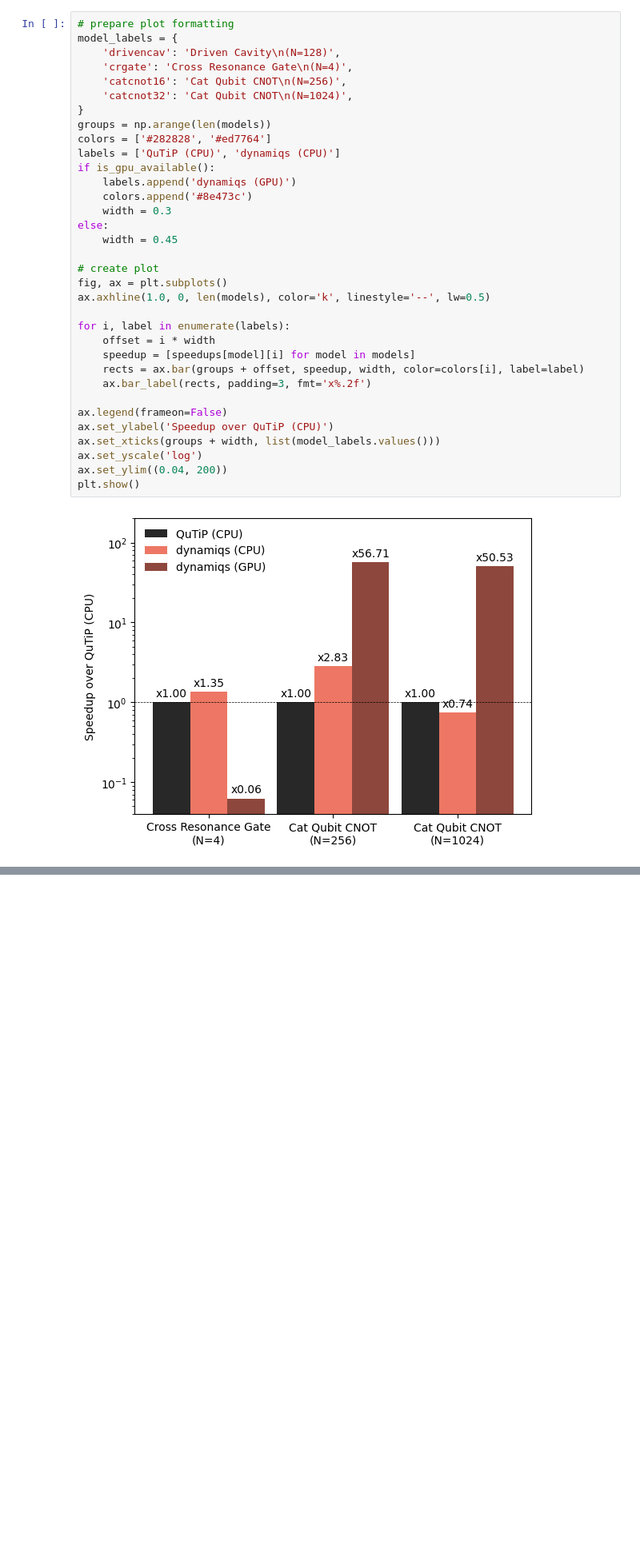
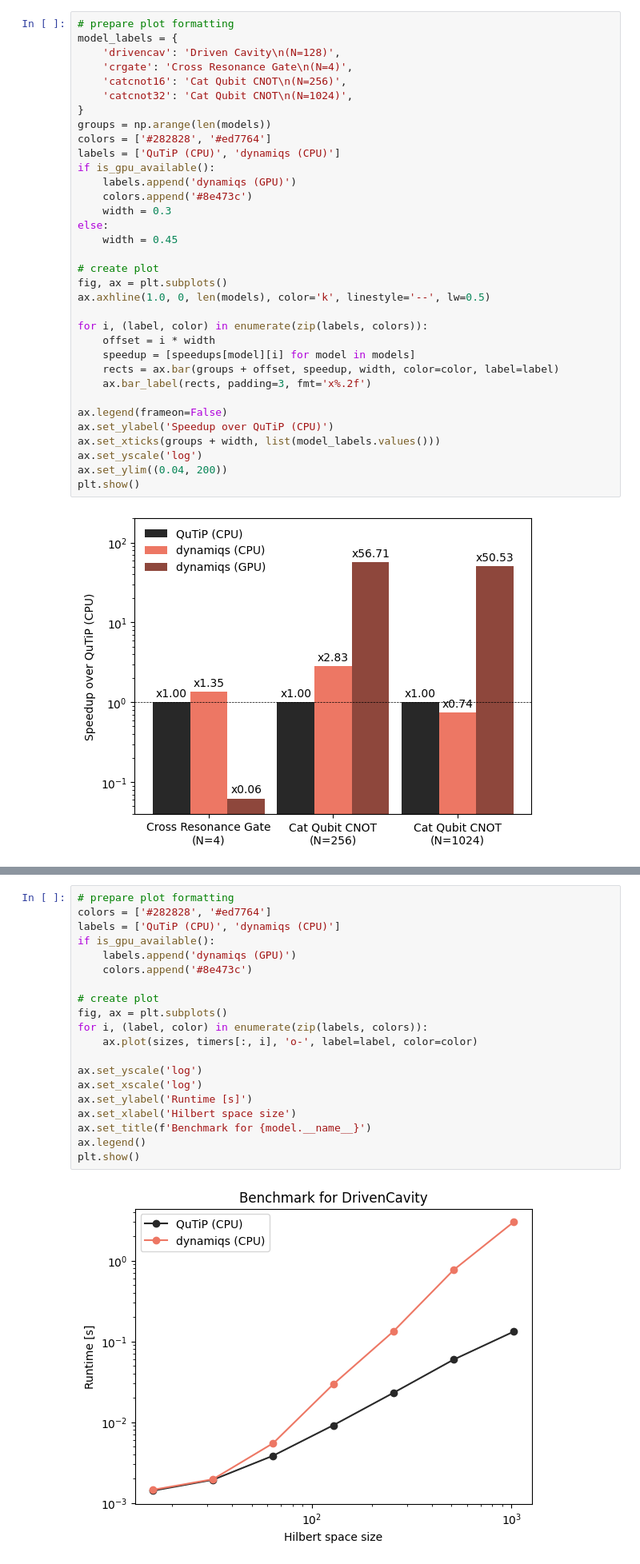
Before and after one commit to dynamiqs/dynamiqs, a Jupyter notebook: benchmarks/run_benchmarks.ipynb, the cells around one changed output, grey strips where cells are left out. Shown: that part at 80% size. Cells and saved outputs as stored; diff of their text form; blank space fills up the shorter version.

Commit message:
Add size sweep in benchmarks

```diff
--- a/benchmarks/run_benchmarks.ipynb
+++ b/benchmarks/run_benchmarks.ipynb
@@ -73,10 +75,10 @@ else:
 fig, ax = plt.subplots()
 ax.axhline(1.0, 0, len(models), color='k', linestyle='--', lw=0.5)
 
-for i, label in enumerate(labels):
+for i, (label, color) in enumerate(zip(labels, colors)):
     offset = i * width
     speedup = [speedups[model][i] for model in models]
-    rects = ax.bar(groups + offset, speedup, width, color=colors[i], label=label)
+    rects = ax.bar(groups + offset, speedup, width, color=color, label=label)
     ax.bar_label(rects, padding=3, fmt='x%.2f')
 
 ax.legend(frameon=False)
@@ -89,0 +139,22 @@ plt.show()
+# %%
+# prepare plot formatting
+colors = ['#282828', '#ed7764']
+labels = ['QuTiP (CPU)', 'dynamiqs (CPU)']
+if is_gpu_available():
+    labels.append('dynamiqs (GPU)')
+    colors.append('#8e473c')
+
+# create plot
+fig, ax = plt.subplots()
+for i, (label, color) in enumerate(zip(labels, colors)):
+    ax.plot(sizes, timers[:, i], 'o-', label=label, color=color)
+
+ax.set_yscale('log')
+ax.set_xscale('log')
+ax.set_ylabel('Runtime [s]')
+ax.set_xlabel('Hilbert space size')
+ax.set_title(f'Benchmark for {model.__name__}')
+ax.legend()
+plt.show()
+# %% [output]
+[figure, added]
```
Also changed, not shown: parts of 3 cells of this notebook.
